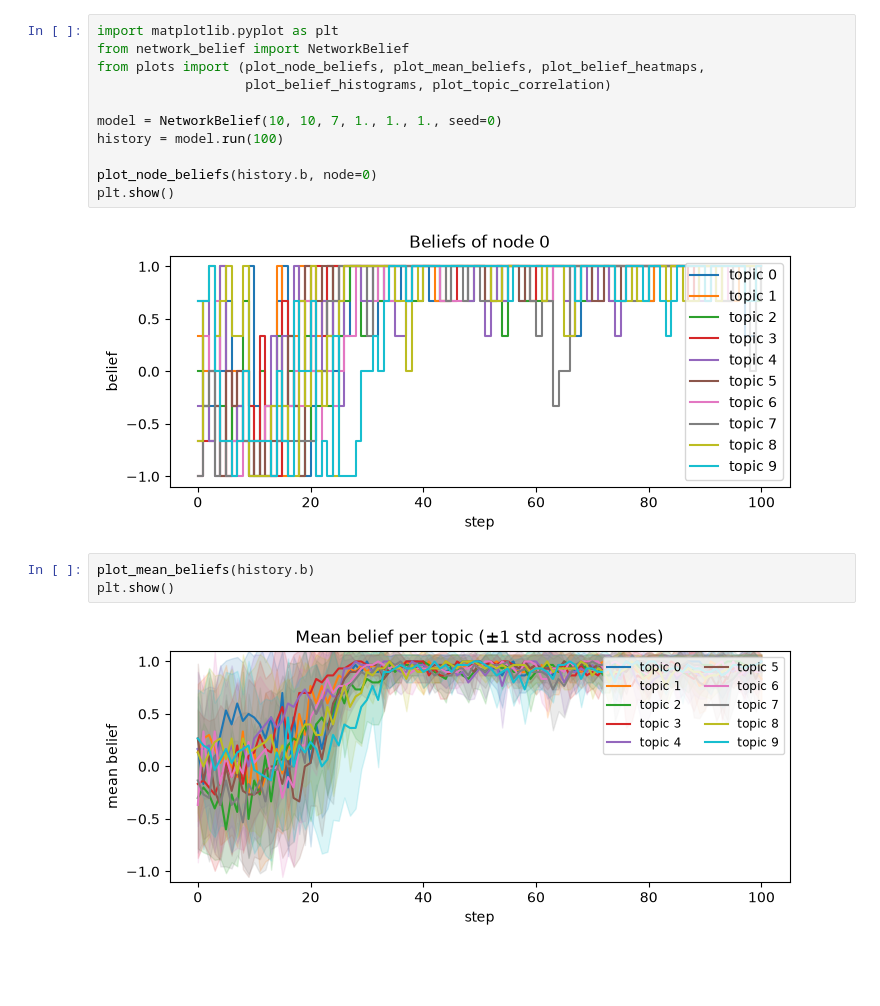
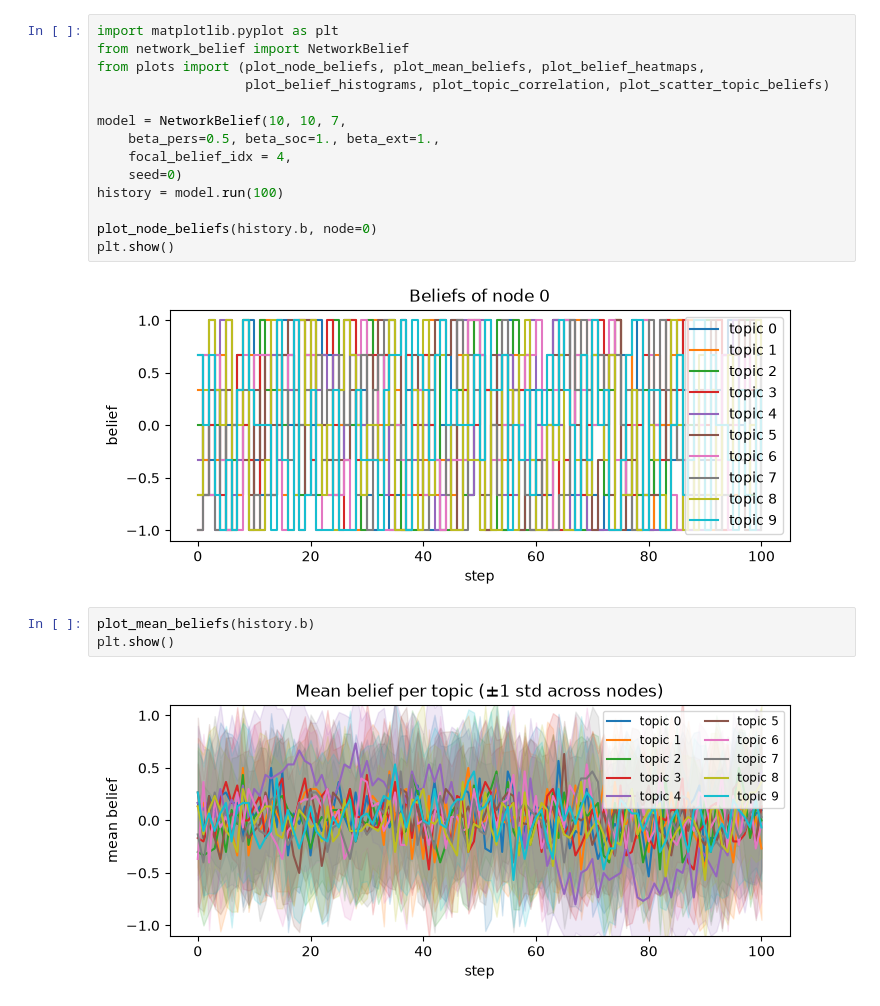
Before and after one commit to BernatSopenaGilboy/nb_simulation, a Jupyter notebook: run_simulations.ipynb, the cells around one changed output. Saved outputs shown, nothing was run; the diff lists cells and outputs as text; blank space fills up the shorter version.

Commit message:
reproduced fig1 of paper, added focal belief

```diff
--- a/run_simulations.ipynb
+++ b/run_simulations.ipynb
@@ -1,21 +1,24 @@
 # %%
 import matplotlib.pyplot as plt
 from network_belief import NetworkBelief
 from plots import (plot_node_beliefs, plot_mean_beliefs, plot_belief_heatmaps,
-                   plot_belief_histograms, plot_topic_correlation)
+                   plot_belief_histograms, plot_topic_correlation, plot_scatter_topic_beliefs)
 
-model = NetworkBelief(10, 10, 7, 1., 1., 1., seed=0)
+model = NetworkBelief(10, 10, 7,
+    beta_pers=0.5, beta_soc=1., beta_ext=1.,
+    focal_belief_idx = 4,
+    seed=0)
 history = model.run(100)
 
 plot_node_beliefs(history.b, node=0)
 plt.show()
 # %% [output]
-[figure, old version]
+[figure, new version]
 # %%
 plot_mean_beliefs(history.b)
 plt.show()
 # %% [output]
-[figure, old version]
+[figure, new version]
 # %%
 plot_belief_heatmaps(history.b, topics=[0, 1, 2])
 plt.show()
```
Also changed, not shown: parts of 5 cells of this notebook, 8 other files.
